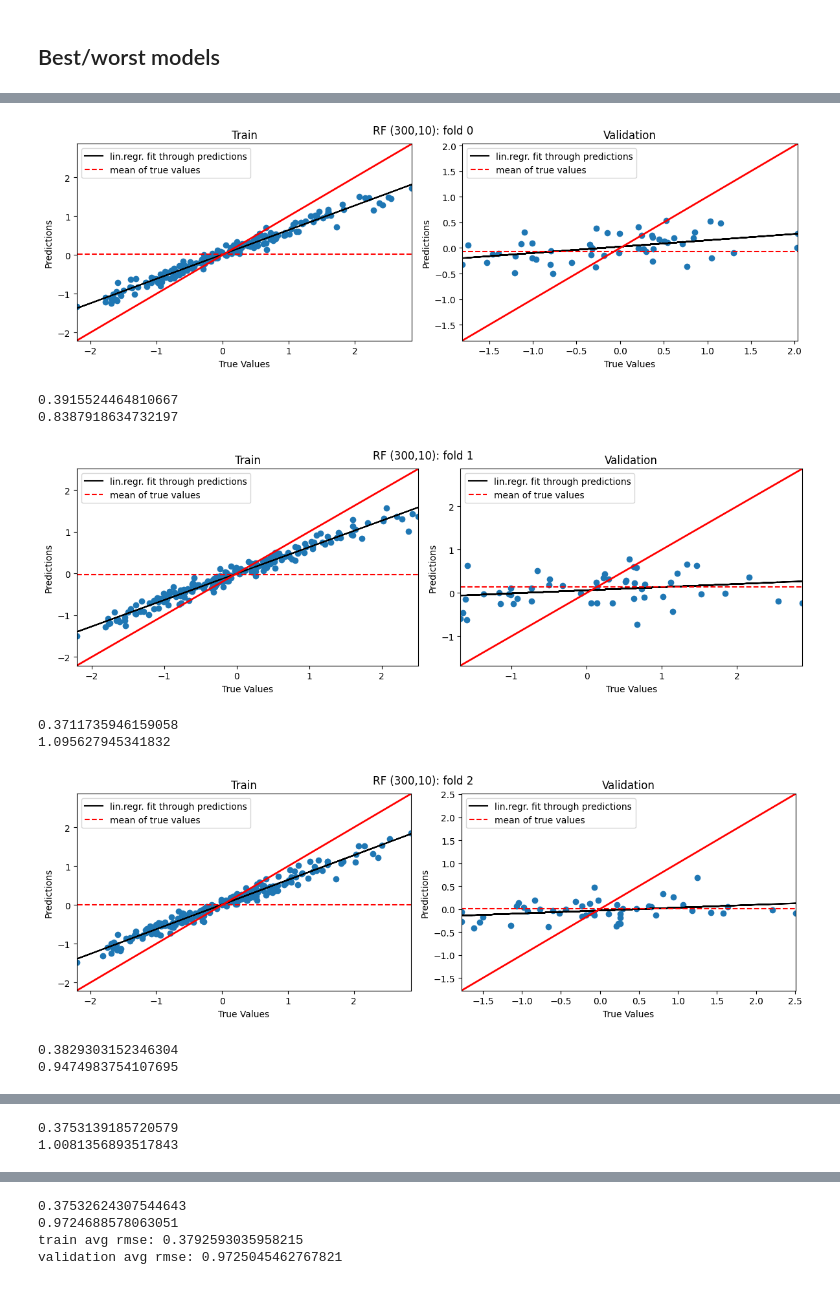
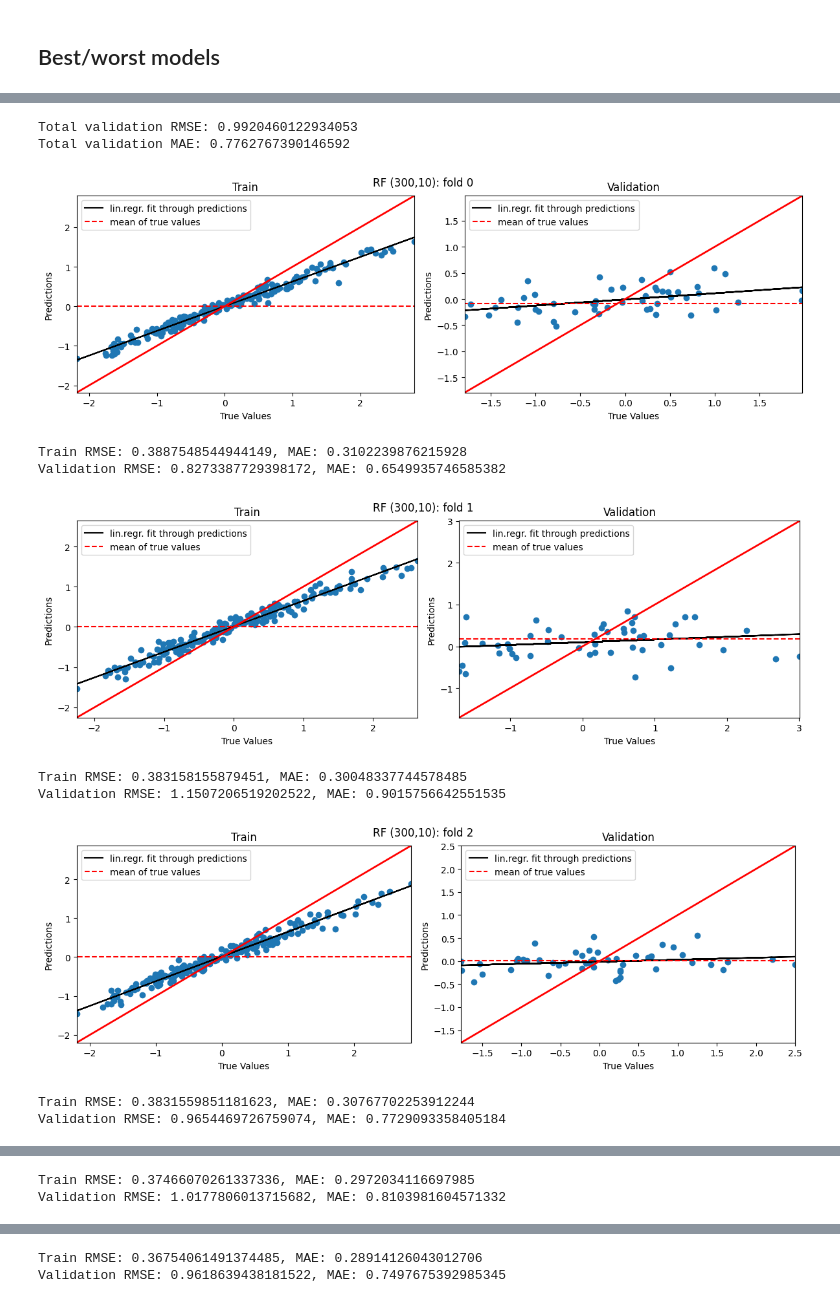
Before and after one commit to monberin/soil_analysis, a Jupyter notebook: D1_feature_extraction.ipynb, the cells around one changed output, grey strips where cells are left out. Drawn from its saved outputs; the diff is of its cells as text; code cells hidden in the pictures.

```diff
--- a/D1_feature_extraction.ipynb
+++ b/D1_feature_extraction.ipynb
@@ -49,8 +42,8 @@ gh_df.head()
 gh_path = "/content/drive/MyDrive/honours/all/GrievesHouse/*.*"
 lp_path = "/content/drive/MyDrive/honours/all/LowerPilmore/*.*"
 
-gh_images,gh_labels,gh_colour = create_images_list(gh_path,(665,665))
-lp_images,lp_labels,lp_colour = create_images_list(lp_path,(665,665))
+gh_images,gh_labels = create_images_list(gh_path,(665,665),True)
+lp_images,lp_labels = create_images_list(lp_path,(665,665),True)
 # %%
 # CSV file naming differs from file naming - cleaning up:
 gh_values = extract_gh_values(gh_labels,gh_df)
@@ -98,7 +93,7 @@ for curr_img in all_images:
   feature_vectors.append(vec)
 # %%
 X = feature_vectors
-y = st_values
+y = all_values
 # %%
 from sklearn.model_selection import KFold
 from xgboost import XGBRegressor
@@ -128,9 +123,9 @@ for md in max_depth:
         X_val = np.take(X, test_idx, axis=0)
         y_val = np.take(y, test_idx, axis=0)
 
-        x_scaler = StandardScaler()
-        X_train = x_scaler.fit_transform(X_train)
-        X_val = x_scaler.transform(X_val)
+        X_train,X_val = scale_fit_transform(X_train,X_val)
+        y_train,y_val = scale_fit_transform(y_train,y_val)
+
         xgb_m = XGBRegressor(n_estimators=e, max_depth=md, learning_rate=lr)
         xgb_m.fit(X_train,y_train)
         preds = xgb_m.predict(X_val)
@@ -449,42 +421,42 @@ plot_all_validation(rf40_5_true_val,rf40_5_pred_val,'RF (40,5): 5-fold total val
+# %%
+print('Total validation RMSE:', mean_squared_error(np.concatenate(all_val_true).ravel(),np.concatenate(all_val_preds).ravel(),squared=False))
+print('Total validation MAE:', mean_absolute_error(np.concatenate(all_val_true).ravel(),np.concatenate(all_val_preds).ravel()))
+# %% [output]
+Total validation RMSE: 0.9920460122934053
+Total validation MAE: 0.7762767390146592
 # %%
-train_rmses = []
-val_rmses = []
-rf300_10_pred_val = []
-rf300_10_true_val = []
+all_val_preds = []
+all_val_true = []
 for i,(train_idx,test_idx) in enumerate(kf.split(X)):
     X_train = np.take(X, train_idx, axis=0)
     y_train = np.take(y, train_idx, axis=0)
 
     X_val = np.take(X, test_idx, axis=0)
     y_val = np.take(y, test_idx, axis=0)
 
-    x_scaler = StandardScaler()
-    X_train = x_scaler.fit_transform(X_train)
-    X_val = x_scaler.transform(X_val)
+    X_train,X_val = scale_fit_transform(X_train,X_val)
+    y_train,y_val = scale_fit_transform(y_train,y_val)
+
     rf_m = RandomForestRegressor(max_depth=10,n_estimators=300)
     rf_m.fit(X_train,y_train.ravel())
 
     preds = rf_m.predict(X_val)
     preds_train = rf_m.predict(X_train)
     plot_predictions(y_val,preds,y_train,preds_train,f'RF (300,10): fold {i}')
-    tr = mean_squared_error(y_train,preds_train,squared=False)
-    vr = mean_squared_error(y_val,preds,squared=False)
-    train_rmses.append(tr)
-    val_rmses.append(vr)
-    print(tr)
-    print(vr)
+    print(f'Train RMSE: {mean_squared_error(y_train,preds_train,squared=False)}, MAE: {mean_absolute_error(y_train,preds_train)}')
+    print(f'Validation RMSE: {mean_squared_error(y_val,preds,squared=False)}, MAE: {mean_absolute_error(y_val,preds)}')
 
-    rf300_10_pred_val.append(preds)
-    rf300_10_true_val.append(y_val)
-print(f'train avg rmse: {np.average(train_rmses)}')
-print(f'validation avg rmse: {np.average(val_rmses)}')
+    all_val_preds.append(preds)
+    all_val_true.append(y_val)
+
+plot_all_validation(all_val_true,all_val_preds,'RF (30,10): 5-fold total validation')
 # %% [output]
-[figure, old version]
+[figure, new version]
-0.3915524464810667
-0.8387918634732197
+Train RMSE: 0.3887548544944149, MAE: 0.3102239876215928
+Validation RMSE: 0.8273387729398172, MAE: 0.6549935746585382
-[figure, old version]
+[figure, new version]
-0.3711735946159058
-1.095627945341832
+Train RMSE: 0.383158155879451, MAE: 0.30048337744578485
+Validation RMSE: 1.1507206519202522, MAE: 0.9015756642551535
-[figure, old version]
+[figure, new version]
-0.3829303152346304
-0.9474983754107695
+Train RMSE: 0.3831559851181623, MAE: 0.30767702253912244
+Validation RMSE: 0.9654469726759074, MAE: 0.7729093358405184
@@ -492,2 +464,2 @@ print(f'validation avg rmse: {np.average(val_rmses)}')
-0.3753139185720579
-1.0081356893517843
+Train RMSE: 0.37466070261337336, MAE: 0.2972034116697985
+Validation RMSE: 1.0177806013715682, MAE: 0.8103981604571332
@@ -495,4 +467,2 @@ print(f'validation avg rmse: {np.average(val_rmses)}')
-0.37532624307544643
-0.9724688578063051
-train avg rmse: 0.3792593035958215
-validation avg rmse: 0.9725045462767821
+Train RMSE: 0.36754061491374485, MAE: 0.28914126043012706
+Validation RMSE: 0.9618639438181522, MAE: 0.7497675392985345
```
Also changed, not shown: parts of 23 cells of this notebook, 5 other files.
